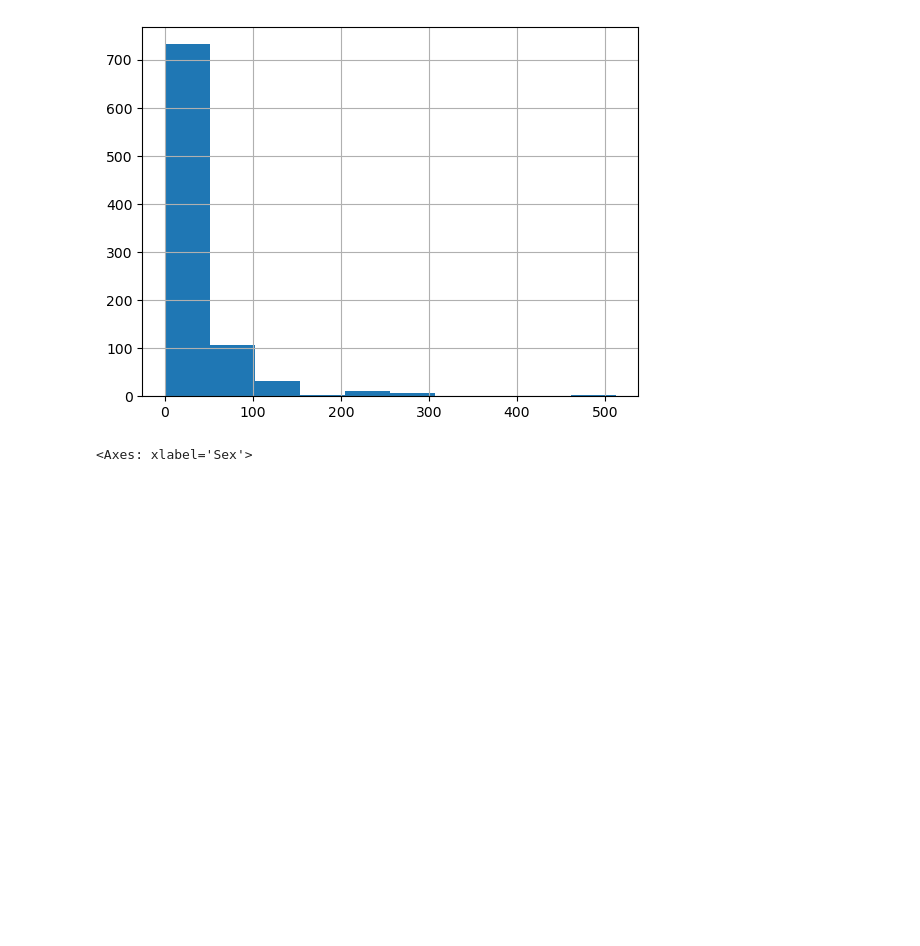
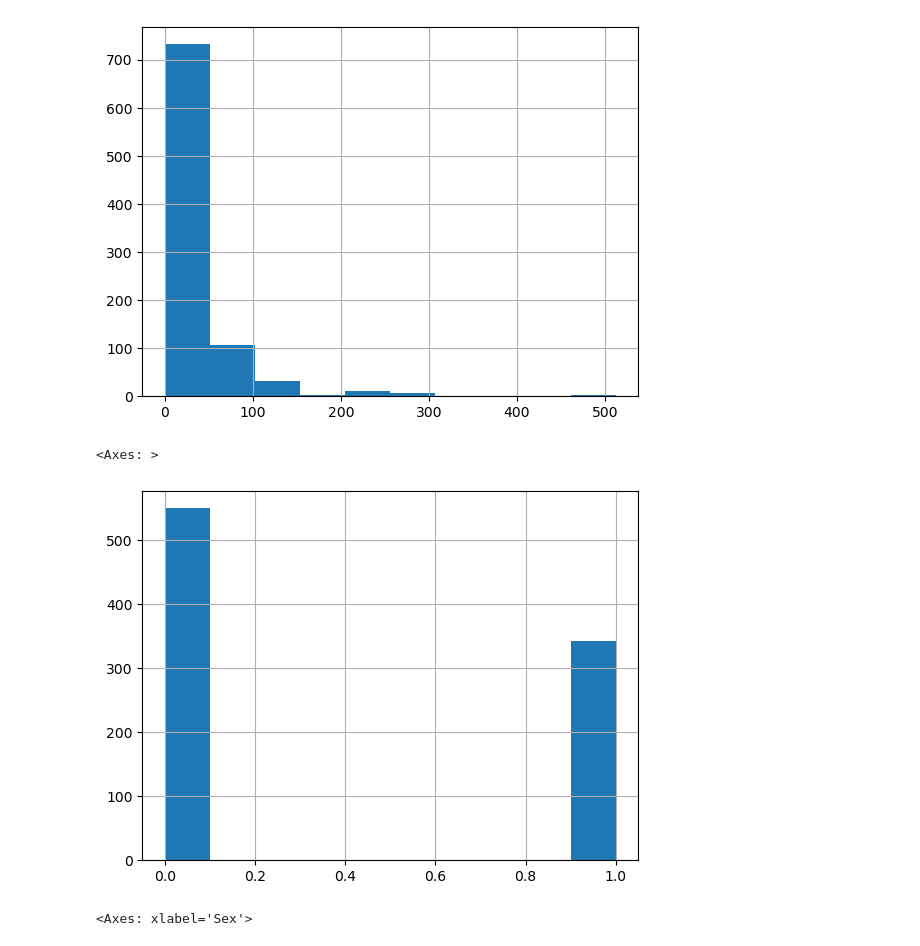
Before and after one commit to aakriti1604/kaggle-titanic-ml, a Jupyter notebook: notebooks/titanic_baseline.ipynb, the cells around one changed output. Cells and saved outputs as stored; diff of their text form; code cells hidden in the pictures; blank space fills up the shorter version.

```diff
--- a/notebooks/titanic_baseline.ipynb
+++ b/notebooks/titanic_baseline.ipynb
@@ -66,6 +68,11 @@ train_dataset["Fare"].hist()#y axis is count
 # %% [output]
 <Axes: >
 [figure]
+# %%
+train_dataset["Survived"].hist()#y axis is count
+# %% [output]
+<Axes: >
+[figure, added]
 # %%
 train_dataset.groupby("Sex")["Survived"].mean().plot(kind="bar")
 # %% [output]
```
Also changed, not shown: parts of 10 cells of this notebook, 2 other files.
